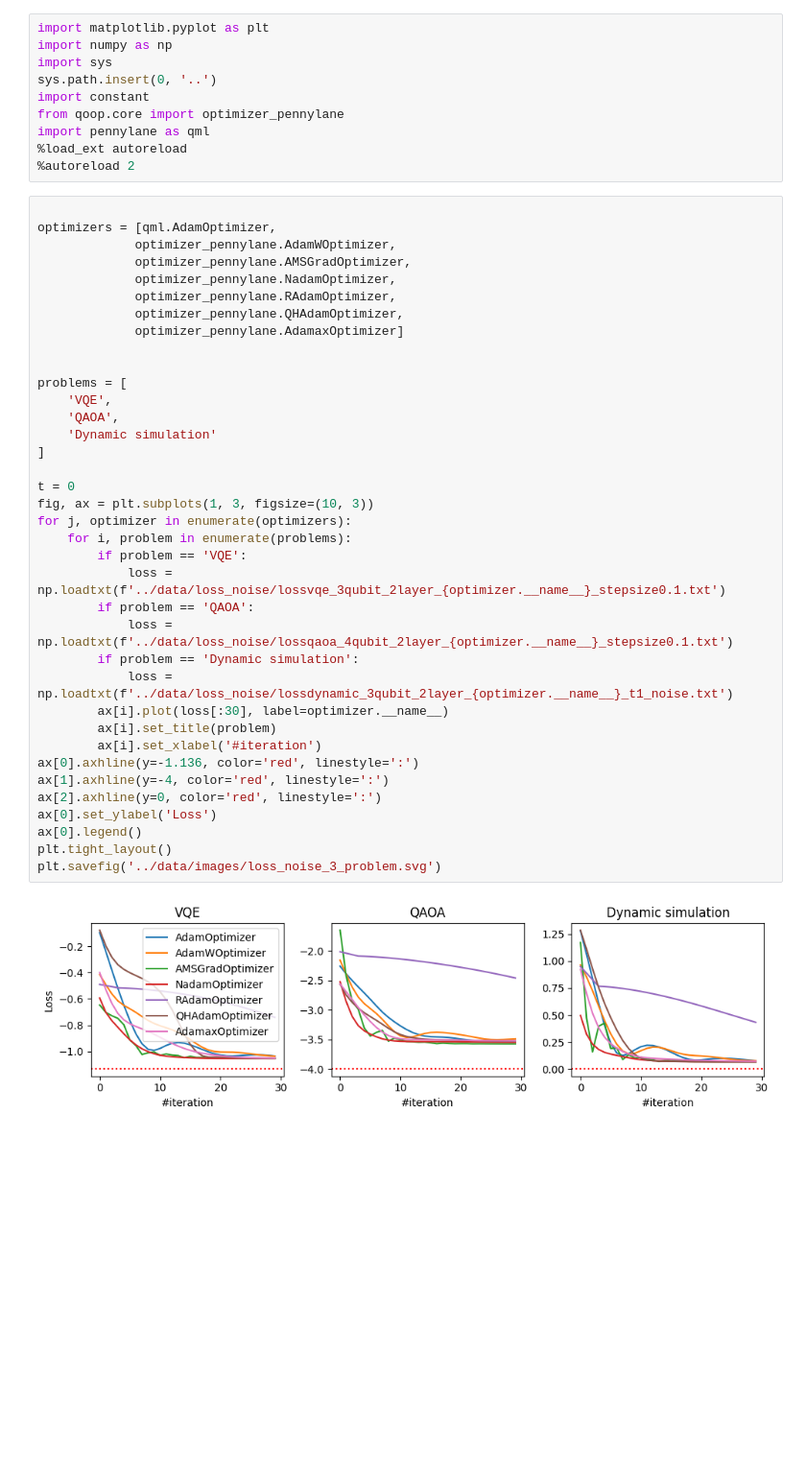
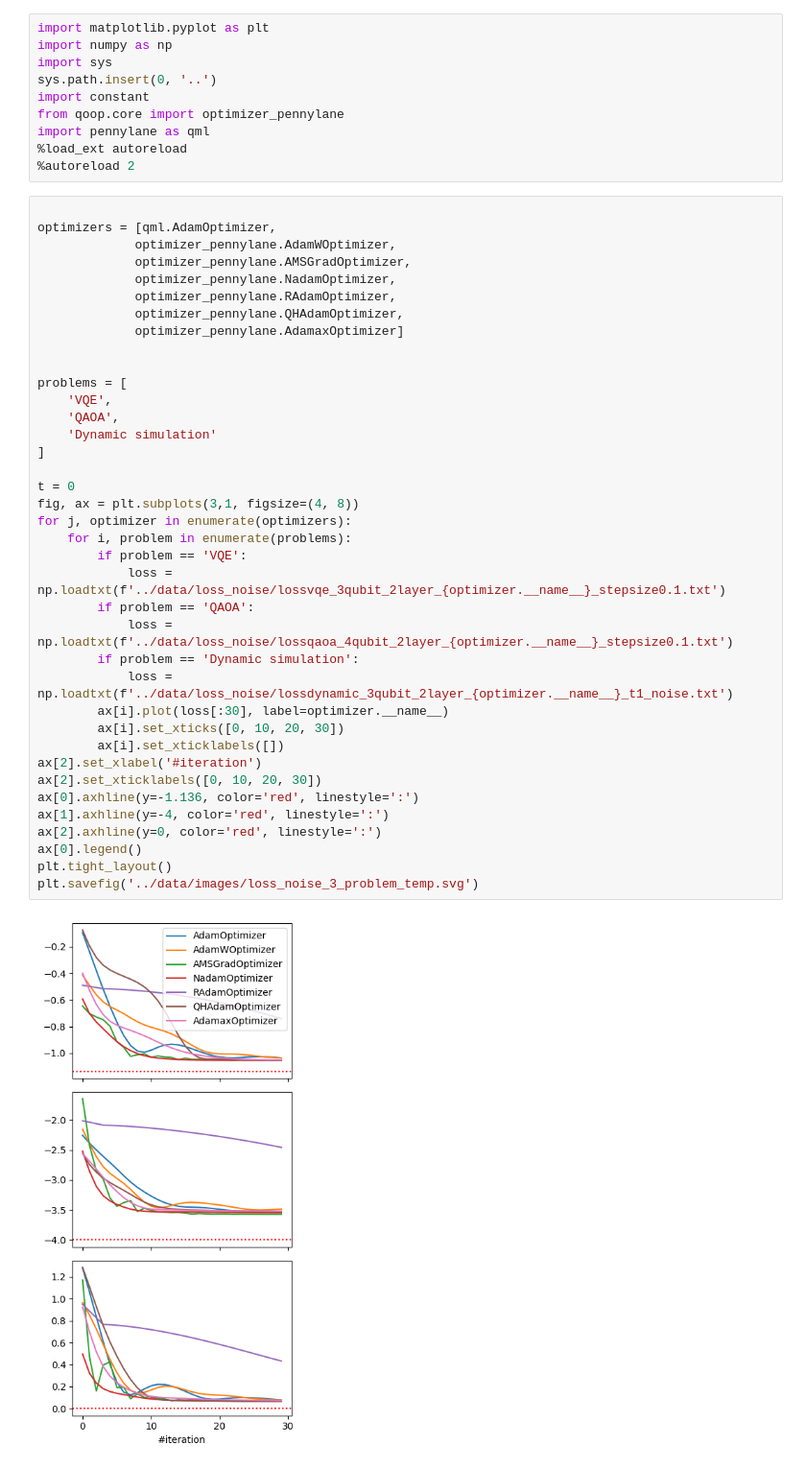
Before and after one commit to NAIST-Archlab/QNG-Benchmark, a Jupyter notebook: plot/plot_noise.ipynb, the cells around one changed output. Shown: that part at 96% size. Drawn from its saved outputs; the diff is of its cells as text; blank space fills up the shorter version.

Commit message:
Add plot

```diff
--- a/plot/plot_noise.ipynb
+++ b/plot/plot_noise.ipynb
@@ -14,36 +14,37 @@ optimizers = [qml.AdamOptimizer,
              optimizer_pennylane.AdamWOptimizer,
              optimizer_pennylane.AMSGradOptimizer,
              optimizer_pennylane.NadamOptimizer,
              optimizer_pennylane.RAdamOptimizer,
              optimizer_pennylane.QHAdamOptimizer,
              optimizer_pennylane.AdamaxOptimizer]
 
 
 problems = [
     'VQE',
     'QAOA',
     'Dynamic simulation'
 ]
 
 t = 0
-fig, ax = plt.subplots(1, 3, figsize=(10, 3))
+fig, ax = plt.subplots(3,1, figsize=(4, 8))
 for j, optimizer in enumerate(optimizers):
     for i, problem in enumerate(problems):
         if problem == 'VQE':
             loss = np.loadtxt(f'../data/loss_noise/lossvqe_3qubit_2layer_{optimizer.__name__}_stepsize0.1.txt')
         if problem == 'QAOA':
             loss = np.loadtxt(f'../data/loss_noise/lossqaoa_4qubit_2layer_{optimizer.__name__}_stepsize0.1.txt')
         if problem == 'Dynamic simulation':
             loss = np.loadtxt(f'../data/loss_noise/lossdynamic_3qubit_2layer_{optimizer.__name__}_t1_noise.txt')
         ax[i].plot(loss[:30], label=optimizer.__name__)
-        ax[i].set_title(problem)
-        ax[i].set_xlabel('#iteration')
+        ax[i].set_xticks([0, 10, 20, 30])
+        ax[i].set_xticklabels([])
+ax[2].set_xlabel('#iteration')
+ax[2].set_xticklabels([0, 10, 20, 30])
 ax[0].axhline(y=-1.136, color='red', linestyle=':')
 ax[1].axhline(y=-4, color='red', linestyle=':')
 ax[2].axhline(y=0, color='red', linestyle=':')
-ax[0].set_ylabel('Loss')
 ax[0].legend()
 plt.tight_layout()
-plt.savefig('../data/images/loss_noise_3_problem.svg')
+plt.savefig('../data/images/loss_noise_3_problem_temp.svg')
 # %% [output]
-[figure, old version]
+[figure, new version]
```
Also changed, not shown: 24 other files.
